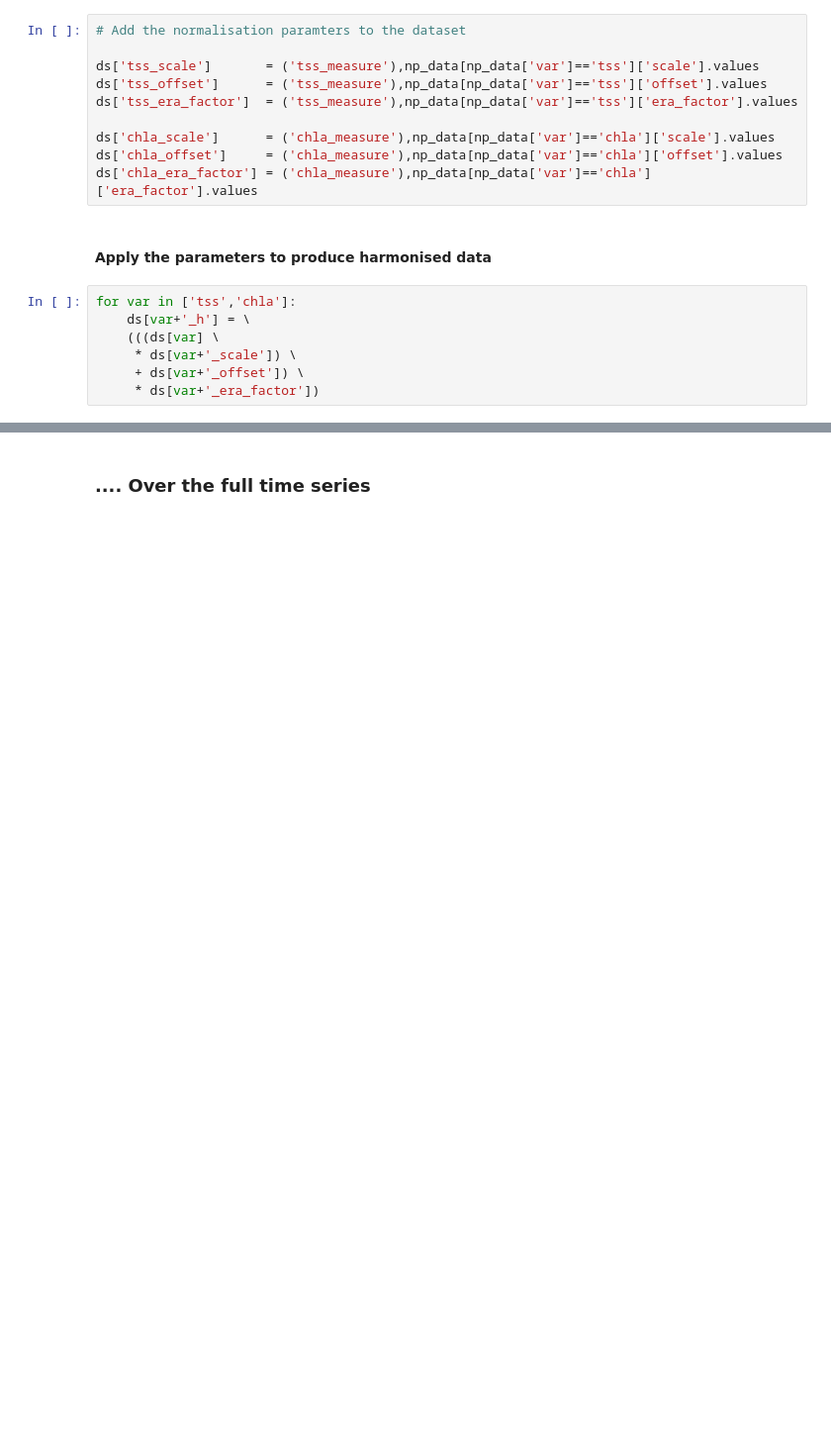
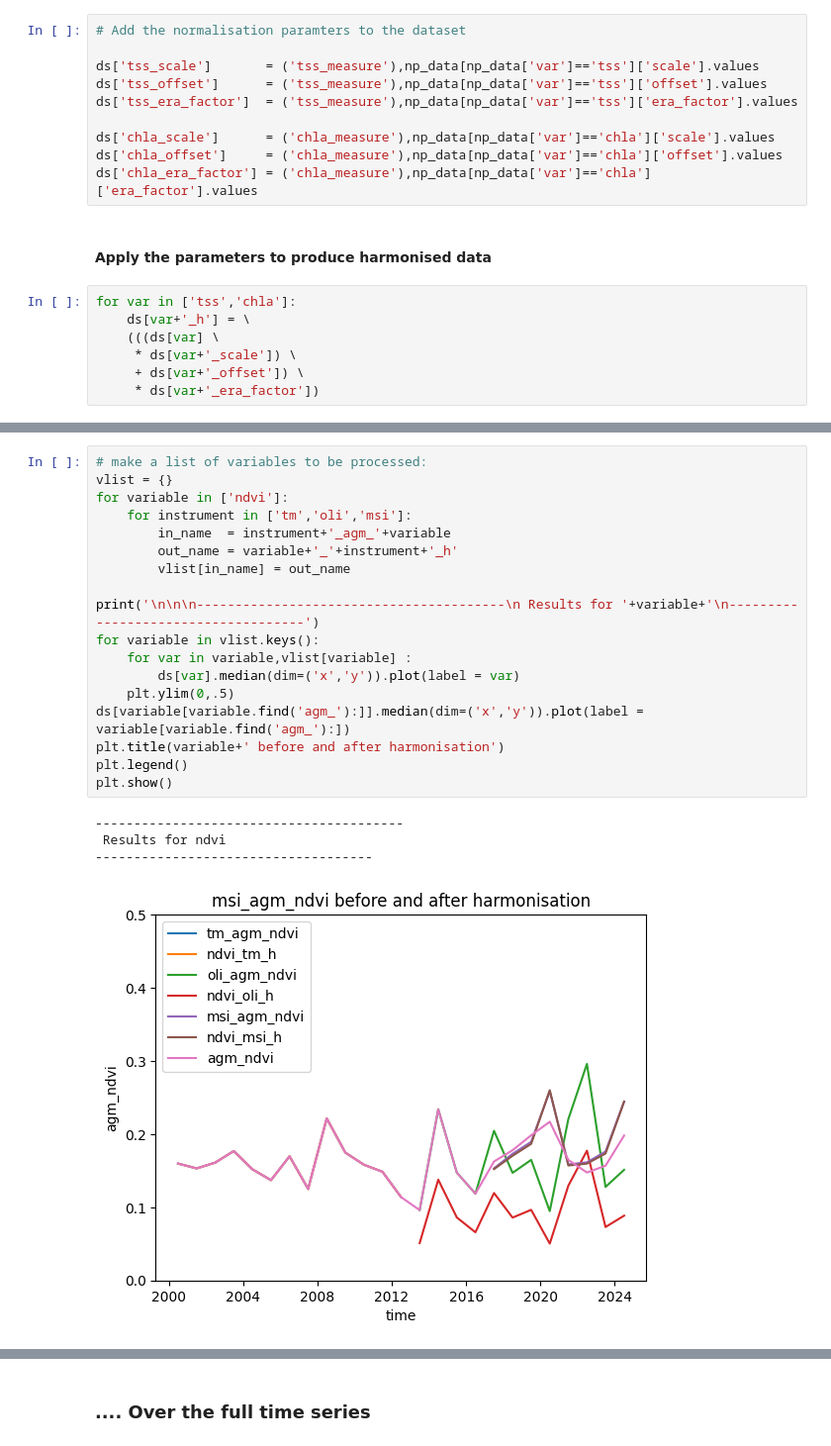
Before and after one commit to digitalearthafrica/deafrica_water_quality, a Jupyter notebook: WP1.2/WQ package 1.2.ipynb, the cells around one changed output, grey strips where cells are left out. Shown at 99% size. Drawn from its saved outputs; the diff is of its cells as text; blank space fills up the shorter version.

```diff
--- a/WP1.2/WQ package 1.2.ipynb
+++ b/WP1.2/WQ package 1.2.ipynb
@@ -620,0 +632,23 @@ for var in ['tss','chla']:
+# %%
+# make a list of variables to be processed:
+vlist = {}
+for variable in ['ndvi']:
+    for instrument in ['tm','oli','msi']:
+        in_name  = instrument+'_agm_'+variable
+        out_name = variable+'_'+instrument+'_h'
+        vlist[in_name] = out_name
+
+print('\n\n\n----------------------------------------\n Results for '+variable+'\n------------------------------------')
+for variable in vlist.keys():
+    for var in variable,vlist[variable] :
+        ds[var].median(dim=('x','y')).plot(label = var)
+    plt.ylim(0,.5)
+ds[variable[variable.find('agm_'):]].median(dim=('x','y')).plot(label = variable[variable.find('agm_'):])
+plt.title(variable+' before and after harmonisation')
+plt.legend()
+plt.show()
+# %% [output]
+----------------------------------------
+ Results for ndvi
+------------------------------------
+[figure, added]
```
Also changed, not shown: parts of 19 cells of this notebook.
